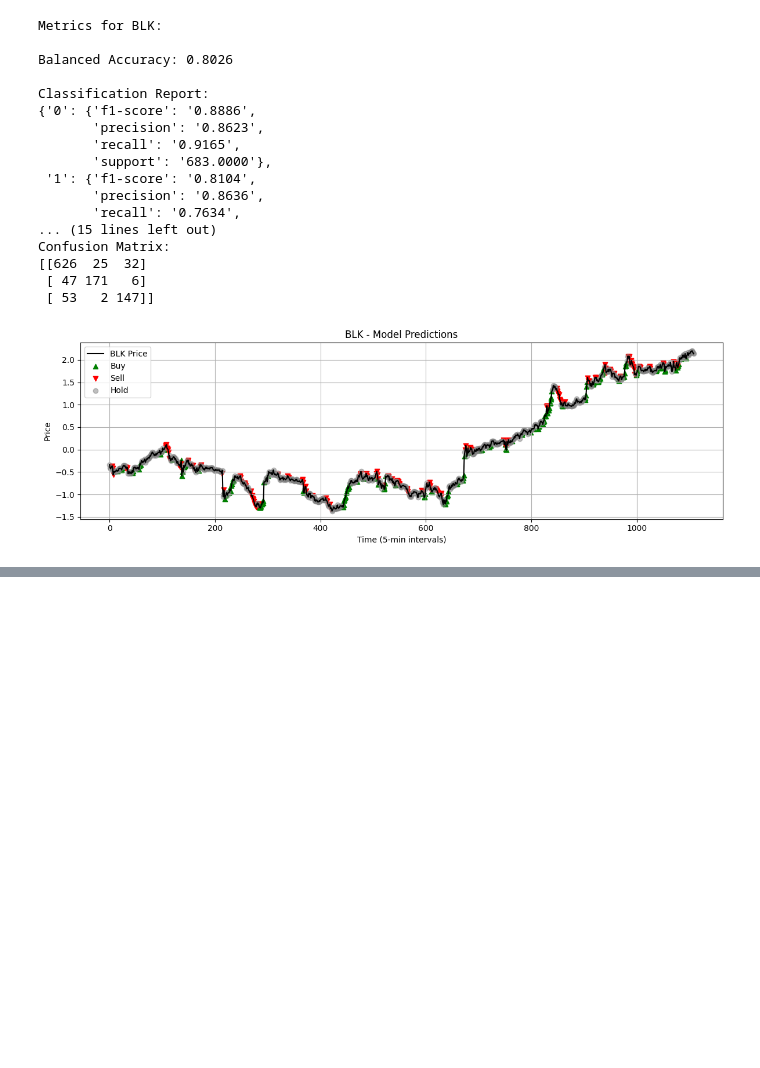
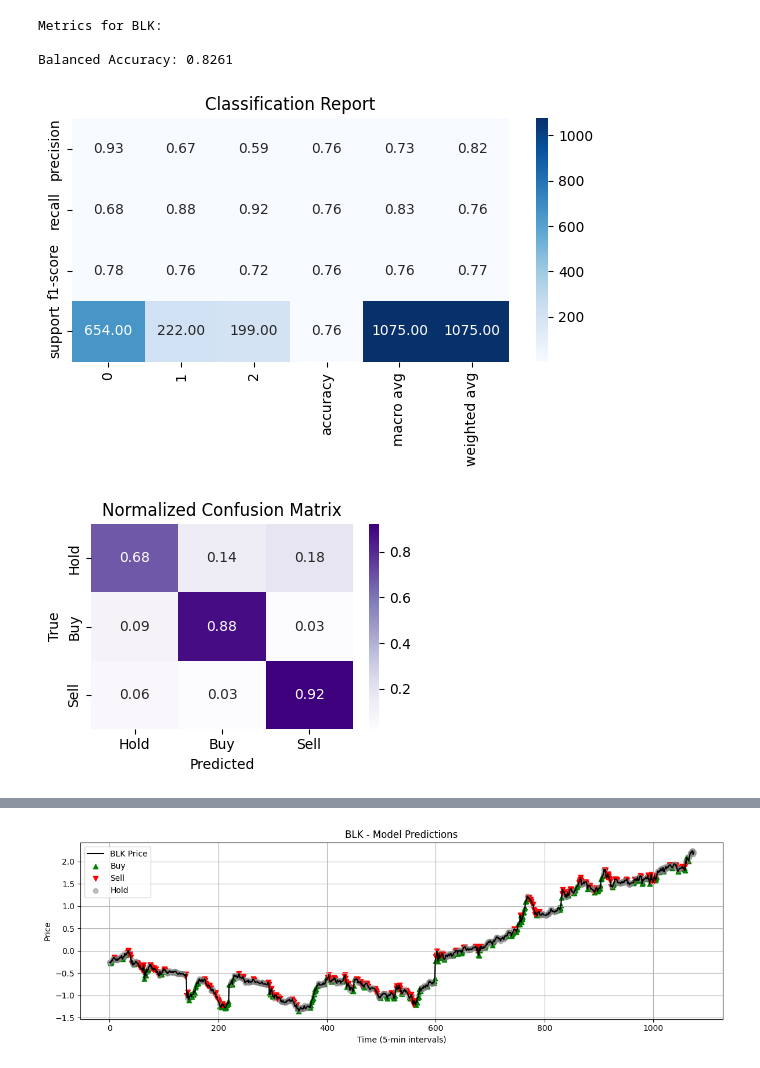
Before and after one commit to dhr412/recur-intrday-stock, a Jupyter notebook: quant_recurrent.ipynb, the cells around one changed output, grey strips where cells are left out. Saved outputs shown, nothing was run; the diff lists cells and outputs as text; code cells hidden in the pictures; blank space fills up the shorter version.

```diff
--- a/quant_recurrent.ipynb
+++ b/quant_recurrent.ipynb
@@ -216,12 +213,4 @@ def plot_predictions(prices, preds, symbol):
 # %%
-def format_floats(obj):
-    if isinstance(obj, dict):
-        return {k: format_floats(v) for k, v in obj.items()}
-    elif isinstance(obj, float):
-        return f"{obj:.4f}"
-    else:
-        return obj
-
 window_size = 60
 symbols = ["AAPL", "BLK", "GOOGL", "NVDA", "TSLA"]
 data = fetch_stock_data(symbols)
@@ -230,14 +219,26 @@ results = {}
 
 for symbol in symbols:
     print(f"Processing symbol: {symbol}")
-    df = data[symbol]
+    raw = deepcopy(data[symbol])
+    raw["Datetime"] = pd.to_datetime(raw["Datetime"])
 
-    start = time()
-    model = train_model(df, window_size, epochs=32)
-    print(f"Trained {symbol} model in {time() - start:.2f}s")
+    latest_day = raw["Datetime"].dt.date.max()
+    train_df = raw[raw["Datetime"].dt.date < latest_day].reset_index(drop=True)
+
+    df = raw.reset_index(drop=True)
+
+    model = train_model(train_df, window_size, epochs=32)
 
     preds, prices = infer_model(model, df, window_size)
     true_labels = df["label"].values[window_size:]
+
+    dt = df["Datetime"][window_size:].reset_index(drop=True)
+    is_latest = dt.dt.date == latest_day
+
+    latest_actions = pd.DataFrame({
+        "datetime": dt[is_latest].dt.strftime("%Y-%m-%d %H:%M"),
+        "action": [label_map[p] for p in preds[is_latest]]
+    })
 
     results[symbol] = {
         "model": model,
@@ -247,6 +248,9 @@ for symbol in symbols:
         "balanced_accuracy": balanced_accuracy_score(true_labels, preds),
         "classification_report": classification_report(true_labels, preds, output_dict=True),
         "confusion_matrix": confusion_matrix(true_labels, preds),
+        "latest_day": latest_day,
+        "latest_actions": latest_actions
     }
+symbol_iter = iter(symbols)
 # %% [output]
 Processing symbol: AAPL
@@ -294,32 +350,23 @@ Confusion Matrix:
 # %%
-symbol = symbols[1]
+symbol = next(symbol_iter)
 print(f"Metrics for {symbol}:\n")
 
 print("Balanced Accuracy:", f"{results[symbol]['balanced_accuracy']:.4f}")
 
-print("\nClassification Report:")
-pprint(format_floats(results[symbol]["classification_report"]))
+plot_classification_report(results[symbol]["classification_report"])
 
-print("\nConfusion Matrix:")
-print(results[symbol]["confusion_matrix"])
+plot_confusion_matrix(results[symbol]["confusion_matrix"], labels=list(label_map.values()))
+
+ld = results[symbol]["latest_day"]
+acts = results[symbol]["latest_actions"]
+print(f"\nLatest Day: {ld}")
+print("Latest Actions:")
+print(acts.to_string(index=False))
 
 plot_predictions(results[symbol]["prices"], results[symbol]["predictions"], symbol)
 # %% [output]
 Metrics for BLK:
 
-Balanced Accuracy: 0.8026
-
-Classification Report:
-{'0': {'f1-score': '0.8886',
-       'precision': '0.8623',
-       'recall': '0.9165',
-       'support': '683.0000'},
- '1': {'f1-score': '0.8104',
-       'precision': '0.8636',
-       'recall': '0.7634',
-... (15 lines left out)
-Confusion Matrix:
-[[626  25  32]
- [ 47 171   6]
- [ 53   2 147]]
+Balanced Accuracy: 0.8261
-[figure, old version]
+[figure, new version]
+[figure, added]
@@ -326 +390,2 @@ Confusion Matrix:
+[figure, added]
 # %%
```
Also changed, not shown: parts of 15 cells of this notebook.
